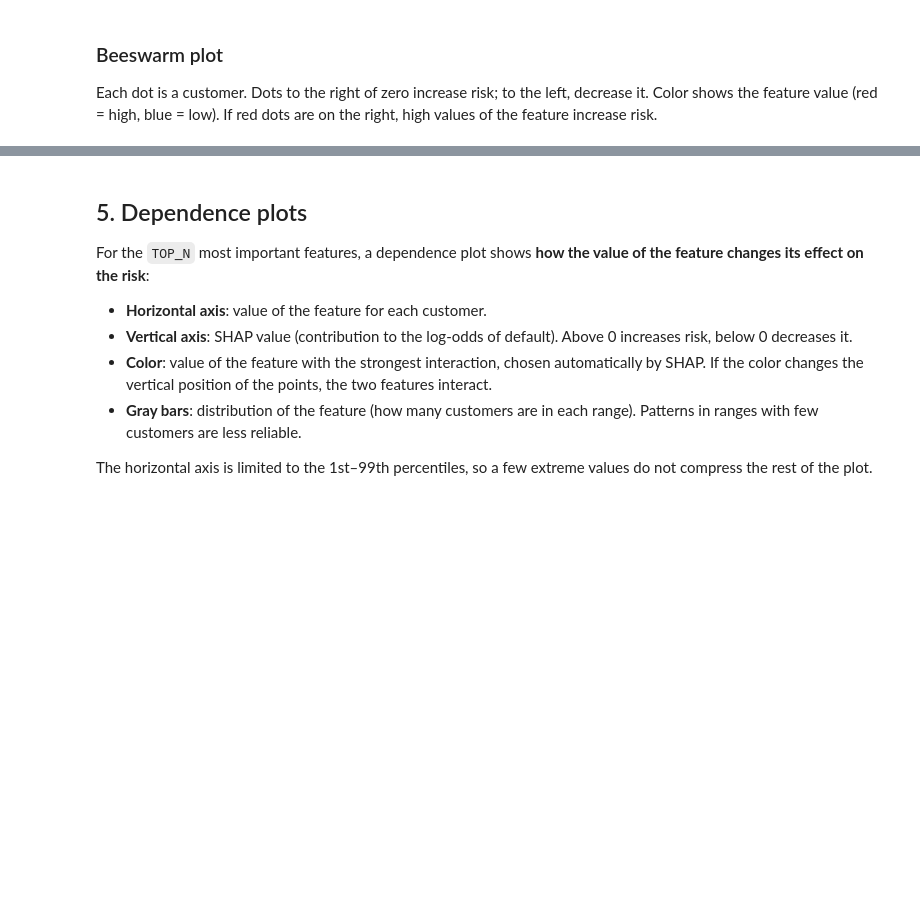
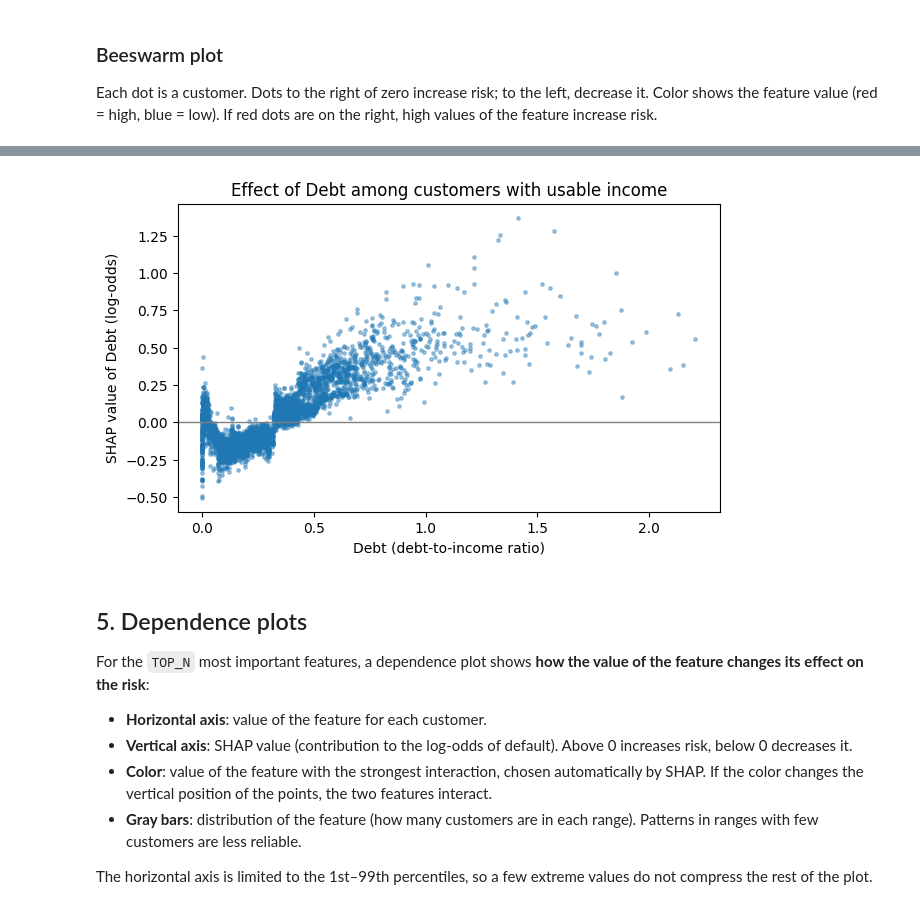
Before and after one commit to hnascimento96/Credit-Risk-Modeling, a Jupyter notebook: notebooks/shap_analysis.ipynb, the cells around one changed output, grey strips where cells are left out. Cells and saved outputs as stored; diff of their text form; code cells hidden in the pictures; blank space fills up the shorter version.

Commit message:
SHAP: IncomeMissing analysis replaces Debt proxy; LightGBM as challenger (card 12)

```diff
--- a/notebooks/shap_analysis.ipynb
+++ b/notebooks/shap_analysis.ipynb
@@ -257,0 +236,15 @@ print(y_sample[high_debt].mean(), y_sample[~high_debt].mean())
+# %%
+no_income = (X_sample["IncomeMissing"] == 1).values
+
+print(f"Share of customers without usable income: {no_income.mean():.1%}")
+print(f"Default rate — IncomeMissing = 1: {y_sample[no_income].mean():.2%} | "
+      f"IncomeMissing = 0: {y_sample[~no_income].mean():.2%}")
+
+# Mean SHAP value of the flag in each group.
+# Negative: being in the group reduces the predicted risk.
+flag_shap = shap_values[:, "IncomeMissing"].values
+print(f"Mean SHAP of IncomeMissing — flag = 1: {flag_shap[no_income].mean():.3f} | "
+      f"flag = 0: {flag_shap[~no_income].mean():.3f}")
+
+# Debt is now a ratio for every customer: no more extreme amounts
+X_sample["Debt"].describe().round(3)
@@ -258,3 +264,22 @@ print(y_sample[high_debt].mean(), y_sample[~high_debt].mean())
+# %%
+# Effect of Debt (debt-to-income ratio) among customers WITH usable income.
+# For the others, Debt is the same imputed value for everyone, so it carries no information.
+debt = X_sample.loc[~no_income, "Debt"]
+debt_shap = shap_values[:, "Debt"].values[~no_income]
+
+# Limit the horizontal axis to the 1st-99th percentiles, as in the dependence plots
+low, high = debt.quantile([0.01, 0.99])
+shown = (debt >= low) & (debt <= high)
+
+fig, ax = plt.subplots(figsize=(7, 4))
+ax.scatter(debt[shown], debt_shap[shown.values], s=6, alpha=0.4)
+ax.axhline(0, color="gray", linewidth=1)
+ax.set_xlabel("Debt (debt-to-income ratio)")
+ax.set_ylabel("SHAP value of Debt (log-odds)")
+ax.set_title("Effect of Debt among customers with usable income")
+plt.show()
+# %% [output]
+[figure, added]
 # %% [markdown]
 ## 5. Dependence plots
 
```
Also changed, not shown: parts of 17 cells of this notebook.
